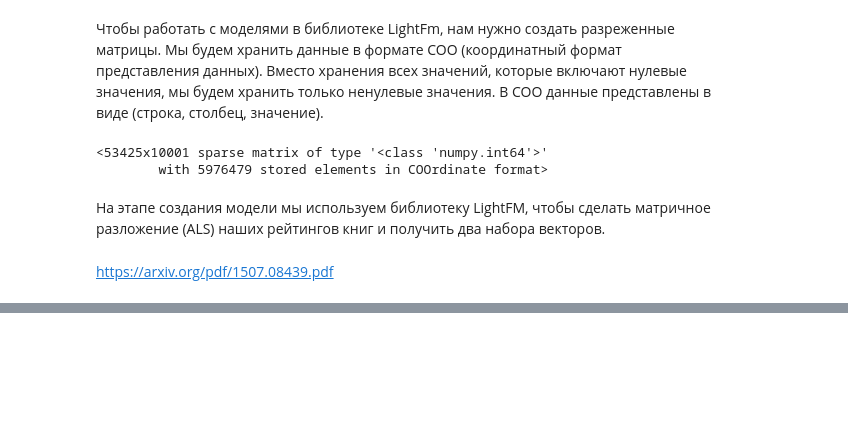
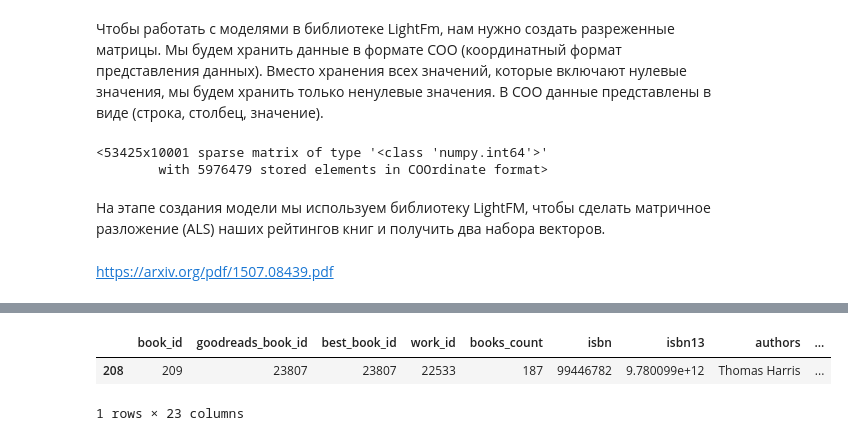
Before and after one commit to AndreyPravdivtsev/SkillFactory-DataScience, a Jupyter notebook: module_7/Recommend.ipynb, the cells around one changed output, grey strips where cells are left out. Cells and saved outputs as stored; diff of their text form; code cells hidden in the pictures; blank space fills up the shorter version.

```diff
--- a/module_7/Recommend.ipynb
+++ b/module_7/Recommend.ipynb
@@ -222,0 +266,6 @@ https://arxiv.org/pdf/1507.08439.pdf
+# %%
+books[books.original_title.str.find('The Silence of the Lambs')>=0].head(2)
+# %% [output]
+|  | book_id | goodreads_book_id | best_book_id | work_id | books_count | isbn | isbn13 | authors | ... |
+| 208 | 209 | 23807 | 23807 | 22533 | 187 | 99446782 | 9.780099e+12 | Thomas Harris | ... |
+1 rows × 23 columns
```
Also changed, not shown: parts of 37 cells of this notebook, 8 other files.
